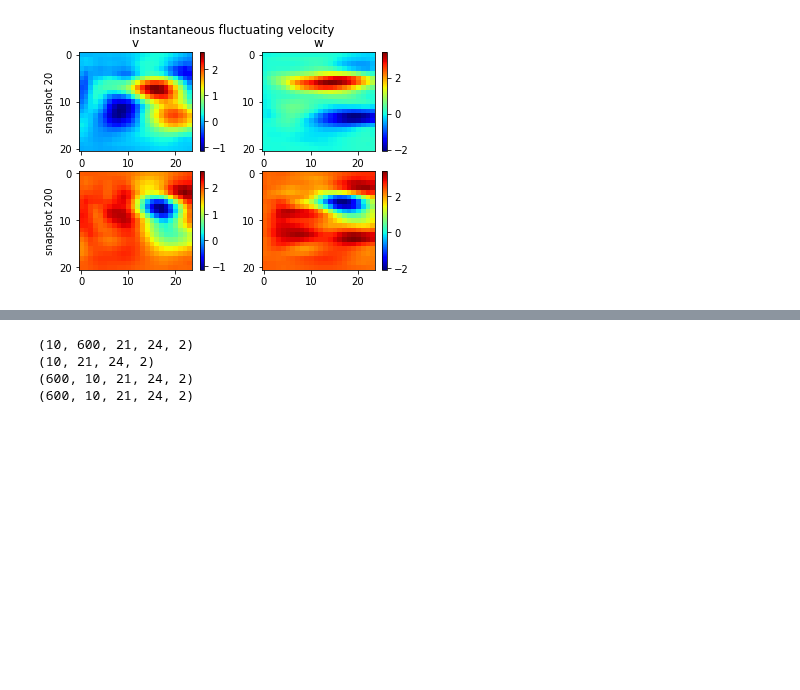
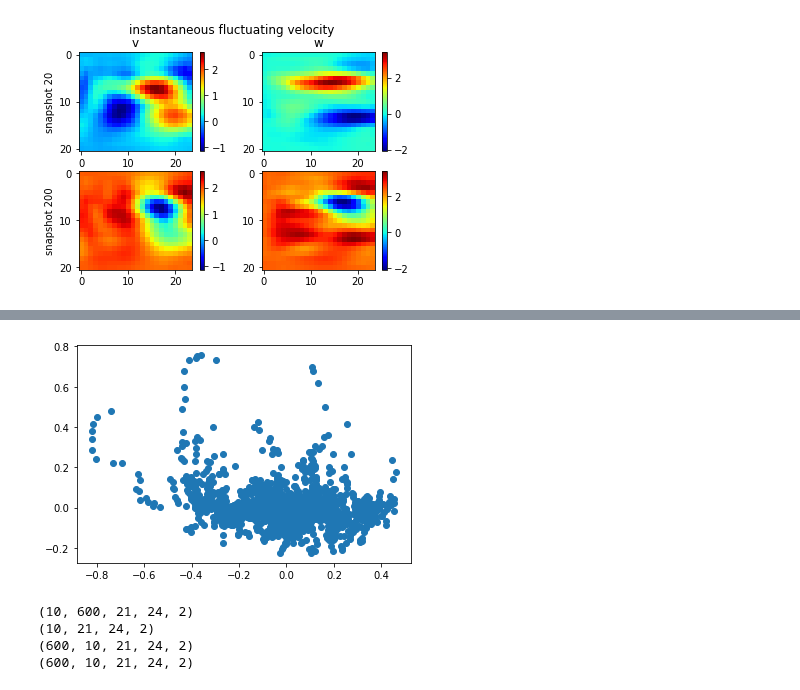
Before and after one commit to MagriLab/MD-CNN-AE, a Jupyter notebook: visualise_latent_sapce.ipynb, the cells around one changed output, grey strips where cells are left out. Cells and saved outputs as stored; diff of their text form; code cells hidden in the pictures; blank space fills up the shorter version.

```diff
--- a/visualise_latent_sapce.ipynb
+++ b/visualise_latent_sapce.ipynb
@@ -230,7 +228,9 @@ plt.show()
 # %%
 plt.figure()
-plt.scatter(latent_train[:,67],latent_train[:,16])
+plt.scatter(latent_train[:,0],latent_train[:,1])
 plt.show()
+# %% [output]
+[figure, added]
 # %%
 ## plot time-averaged autoencoder mode
 fig,((ax1,ax2),(ax3,ax4)) = plt.subplots(2,2)
```
Also changed, not shown: parts of 6 cells of this notebook, 4 other files.
